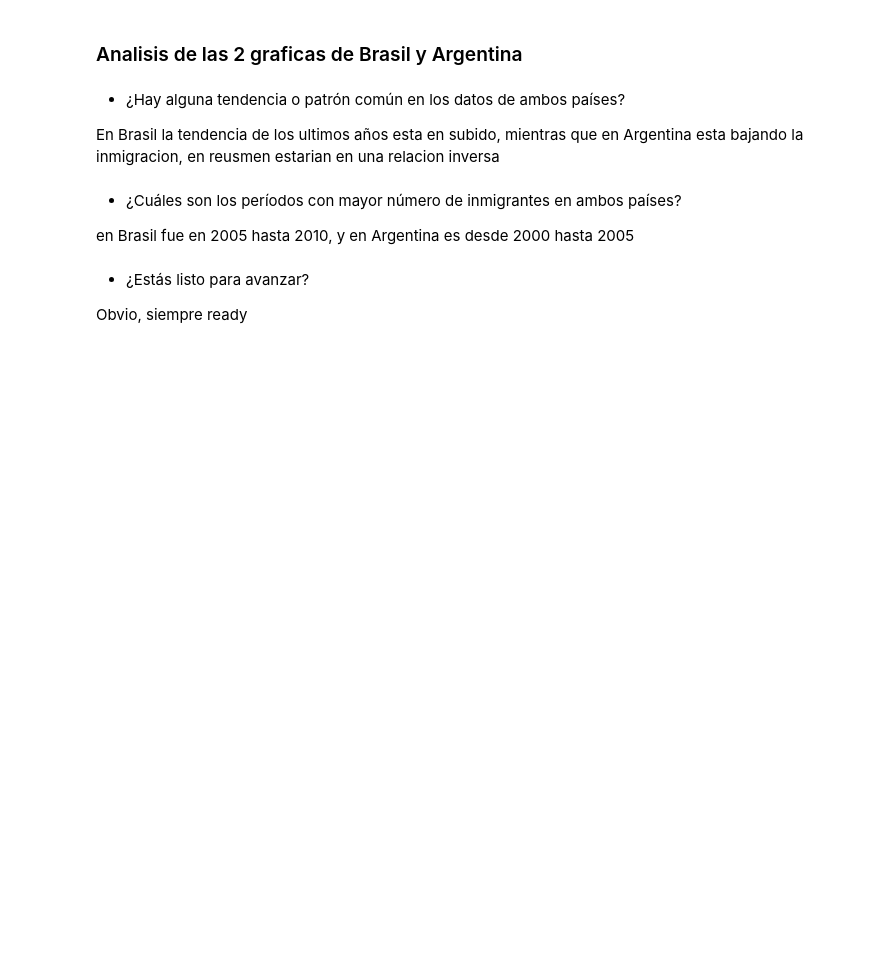
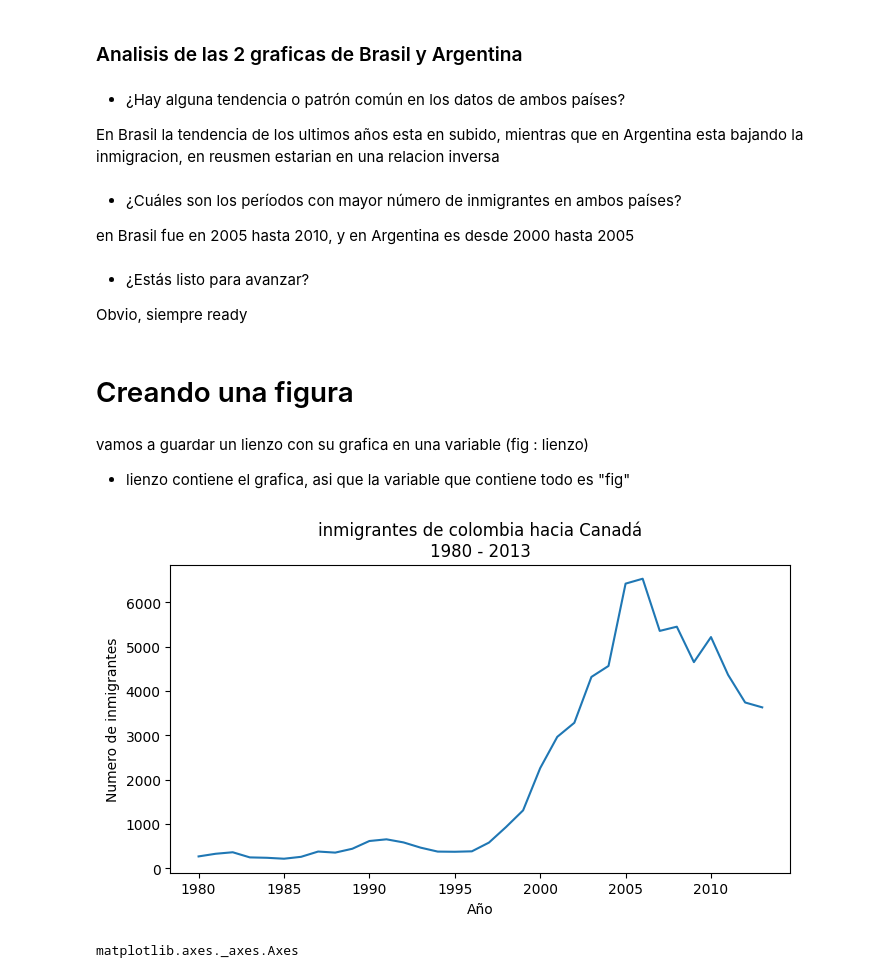
Before and after one commit to Basurero2/Visualizaci0n-de-datos-creando-graficos-con-bibliotecas-de-Python, a Jupyter notebook: Visualización_de_datos_creando_gráficos_con_bibliotecas_de_Python.ipynb, the cells around one changed output. Cells and saved outputs as stored; diff of their text form; code cells hidden in the pictures; blank space fills up the shorter version.

Commit message:
subio aula 2, creando subplots

```diff
--- a/Visualización_de_datos_creando_gráficos_con_bibliotecas_de_Python.ipynb
+++ b/Visualización_de_datos_creando_gráficos_con_bibliotecas_de_Python.ipynb
@@ -480,3 +480,22 @@ en Brasil fue en 2005 hasta 2010, y en Argentina es desde 2000 hasta 2005
 - ¿Estás listo para avanzar?
 
 Obvio, siempre ready
+# %% [markdown]
+# Creando una figura
+# %% [markdown]
+vamos a guardar un lienzo con su grafica en una variable (fig : lienzo)
+- lienzo contiene el grafica, asi que la variable que contiene todo es "fig"
+# %%
+fig, ax = plt.subplots(figsize=(8,4))   #fig : lienzo, ax : imagen, grafica, figura de ejes
+ax.plot(datos_col["Año"], datos_col["Inmigrantes"])   #ax : figura ejes le damos los valores
+ax.xaxis.set_major_locator(plt.MultipleLocator(5))    #xticks solo va colocar las posiciones 5 en 5
+ax.set_title("inmigrantes de colombia hacia Canadá\n1980 - 2013")  #titulo
+ax.set_xlabel("Año")                                  #etiqueta eje x
+ax.set_ylabel("Numero de inmigrantes")                #etiqueta eje y
+plt.show()     #mostramos la grafica ya con los datos
+# %% [output]
+[figure, added]
+# %%
+type(ax)
+# %% [output]
+matplotlib.axes._axes.Axes
```
Also changed, not shown: parts of 8 cells of this notebook.
